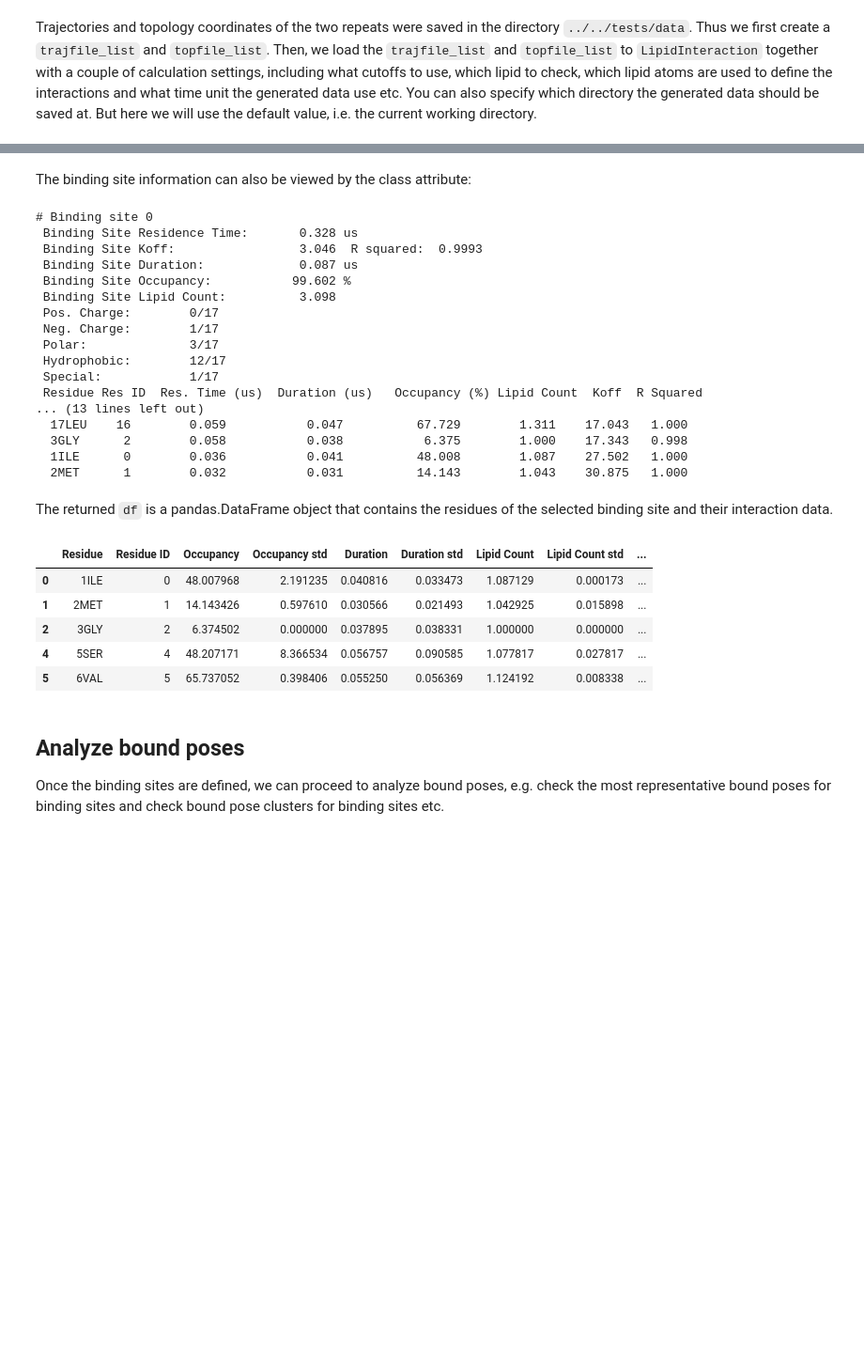
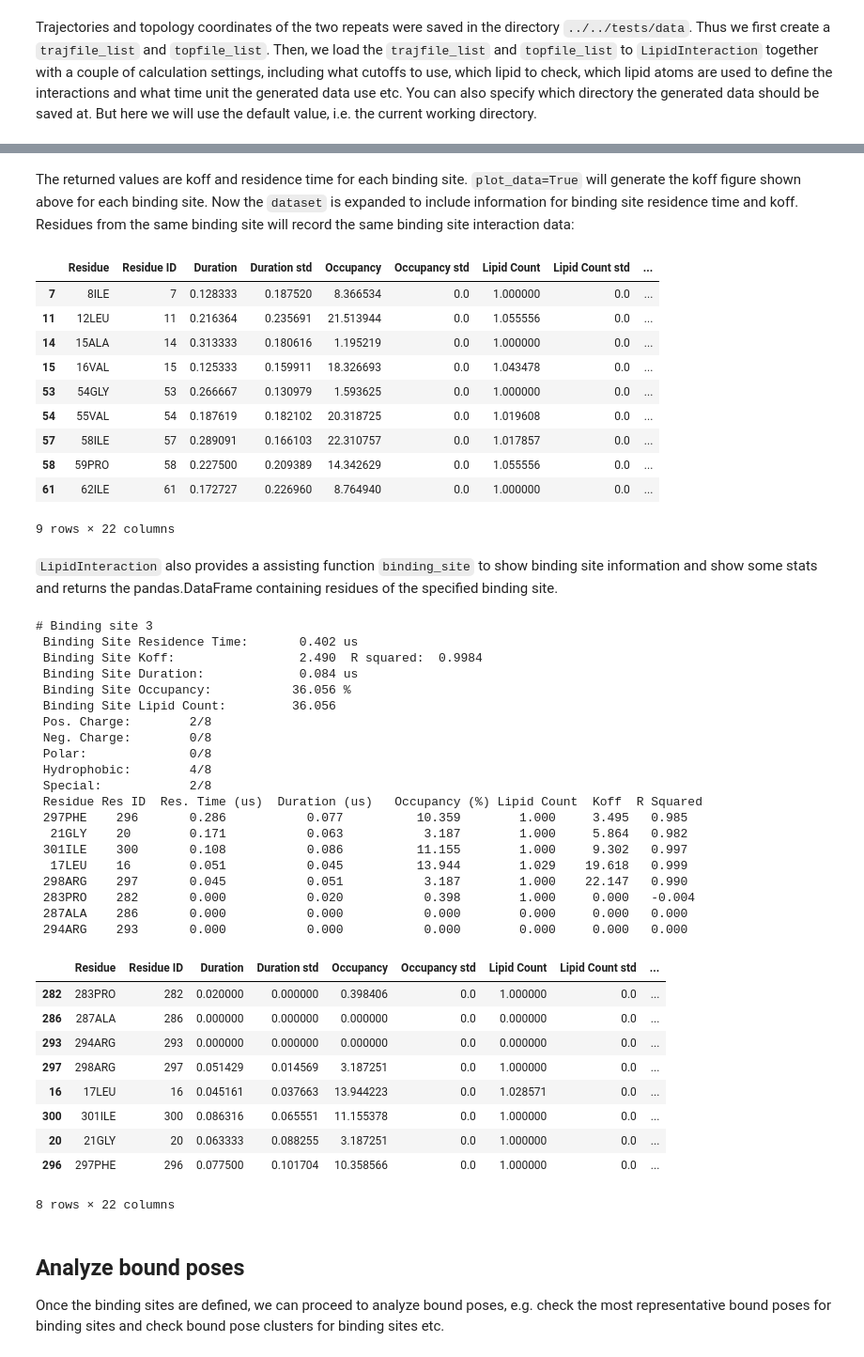
Before and after one commit to wlsong/PyLipID, a Jupyter notebook: docs/tutorials/0-application-walk-through.ipynb, the cells around one changed output, grey strips where cells are left out. Shown: that part at 94% size. Drawn from its saved outputs; the diff is of its cells as text; code cells hidden in the pictures; blank space fills up the shorter version.

```diff
--- a/docs/tutorials/0-application-walk-through.ipynb
+++ b/docs/tutorials/0-application-walk-through.ipynb
@@ -22,7 +27,7 @@ Trajectories and topology coordinates of the two repeats were saved in the direc
 trajfile_list = ["./traj_data/A2a/run1/protein_lipids.xtc", "./traj_data/A2a/run2/protein_lipids.xtc"]
 topfile_list = ["./traj_data/A2a/run1/protein_lipids.gro", "./traj_data/A2a/run2/protein_lipids.gro"]
 lipid = "CHOL"
-cutoffs = [0.45, 0.8] # use of dual-cutoff
+cutoffs = [0.475, 0.8] # use of dual-cutoff
 nprot = 1  # num. of protein copies in the system. if the simulation system has N copies of receptors,
            # "nprot=N" will report interactions averaged from the N copies, but "nprot=1"
            # will ask pylipid to report interaction data for each copy.
@@ -30,5 +35,6 @@ timeunit = 'us' # micro-second
 save_dir = None  # if None, pylipid data will be saved at current working directory.
 
 # initialize
-li = LipidInteraction(trajfile_list, topfile_list, cutoffs=cutoffs, lipid=lipid, nprot=nprot, save_dir=save_dir)
+li = LipidInteraction(trajfile_list, topfile_list=topfile_list, cutoffs=cutoffs, lipid=lipid,
+                      nprot=nprot, save_dir=save_dir)
 # %% [markdown]
@@ -136,36 +237,55 @@ li.compute_site_koff(binding_site_id=2, print_data=True, plot_data=False, sort_r
 # %% [markdown]
-The binding site information can also be viewed by the class attribute:
+The returned values are koff and residence time for each binding site. `plot_data=True` will generate the koff figure shown above for each binding site. Now the `dataset` is expanded to include information for binding site residence time and koff. Residues from the same binding site will record the same binding site interaction data:
 # %%
-df = li.binding_site(binding_site_id=0)
+li.dataset[li.dataset["Binding Site ID"] == 2]
 # %% [output]
+|  | Residue | Residue ID | Duration | Duration std | Occupancy | Occupancy std | Lipid Count | Lipid Count std | ... |
+| 7 | 8ILE | 7 | 0.128333 | 0.187520 | 8.366534 | 0.0 | 1.000000 | 0.0 | ... |
+| 11 | 12LEU | 11 | 0.216364 | 0.235691 | 21.513944 | 0.0 | 1.055556 | 0.0 | ... |
+| 14 | 15ALA | 14 | 0.313333 | 0.180616 | 1.195219 | 0.0 | 1.000000 | 0.0 | ... |
+| 15 | 16VAL | 15 | 0.125333 | 0.159911 | 18.326693 | 0.0 | 1.043478 | 0.0 | ... |
+| 53 | 54GLY | 53 | 0.266667 | 0.130979 | 1.593625 | 0.0 | 1.000000 | 0.0 | ... |
+| 54 | 55VAL | 54 | 0.187619 | 0.182102 | 20.318725 | 0.0 | 1.019608 | 0.0 | ... |
+| 57 | 58ILE | 57 | 0.289091 | 0.166103 | 22.310757 | 0.0 | 1.017857 | 0.0 | ... |
+| 58 | 59PRO | 58 | 0.227500 | 0.209389 | 14.342629 | 0.0 | 1.055556 | 0.0 | ... |
+| 61 | 62ILE | 61 | 0.172727 | 0.226960 | 8.764940 | 0.0 | 1.000000 | 0.0 | ... |
-# Binding site 0
- Binding Site Residence Time:       0.328 us
- Binding Site Koff:                 3.046  R squared:  0.9993
- Binding Site Duration:             0.087 us
- Binding Site Occupancy:           99.602 %
- Binding Site Lipid Count:          3.098
- Pos. Charge:        0/17
- Neg. Charge:        1/17
- Polar:              3/17
- Hydrophobic:        12/17
- Special:            1/17
- Residue Res ID  Res. Time (us)  Duration (us)   Occupancy (%) Lipid Count  Koff  R Squared
-... (13 lines left out)
-  17LEU    16        0.059           0.047          67.729        1.311    17.043   1.000
-  3GLY      2        0.058           0.038           6.375        1.000    17.343   0.998
-  1ILE      0        0.036           0.041          48.008        1.087    27.502   1.000
-  2MET      1        0.032           0.031          14.143        1.043    30.875   1.000
+9 rows × 22 columns
 # %% [markdown]
-The returned `df` is a pandas.DataFrame object that contains the residues of the selected binding site and their interaction data.
+`LipidInteraction` also provides a assisting function `binding_site` to show binding site information and show some stats and returns the pandas.DataFrame containing residues of the specified binding site.
 # %%
-df.head()
+df = li.binding_site(binding_site_id=3) # check the binding site No 3
+df.head(10)
 # %% [output]
+# Binding site 3
+ Binding Site Residence Time:       0.402 us
+ Binding Site Koff:                 2.490  R squared:  0.9984
+ Binding Site Duration:             0.084 us
+ Binding Site Occupancy:           36.056 %
+ Binding Site Lipid Count:         36.056
+ Pos. Charge:        2/8
+ Neg. Charge:        0/8
+ Polar:              0/8
+ Hydrophobic:        4/8
+ Special:            2/8
+ Residue Res ID  Res. Time (us)  Duration (us)   Occupancy (%) Lipid Count  Koff  R Squared
+ 297PHE    296       0.286           0.077          10.359        1.000     3.495   0.985
+  21GLY    20        0.171           0.063           3.187        1.000     5.864   0.982
+ 301ILE    300       0.108           0.086          11.155        1.000     9.302   0.997
+  17LEU    16        0.051           0.045          13.944        1.029    19.618   0.999
+ 298ARG    297       0.045           0.051           3.187        1.000    22.147   0.990
+ 283PRO    282       0.000           0.020           0.398        1.000     0.000   -0.004
+ 287ALA    286       0.000           0.000           0.000        0.000     0.000   0.000
+ 294ARG    293       0.000           0.000           0.000        0.000     0.000   0.000
-|  | Residue | Residue ID | Occupancy | Occupancy std | Duration | Duration std | Lipid Count | Lipid Count std | ... |
-| 0 | 1ILE | 0 | 48.007968 | 2.191235 | 0.040816 | 0.033473 | 1.087129 | 0.000173 | ... |
-| 1 | 2MET | 1 | 14.143426 | 0.597610 | 0.030566 | 0.021493 | 1.042925 | 0.015898 | ... |
-| 2 | 3GLY | 2 | 6.374502 | 0.000000 | 0.037895 | 0.038331 | 1.000000 | 0.000000 | ... |
-| 4 | 5SER | 4 | 48.207171 | 8.366534 | 0.056757 | 0.090585 | 1.077817 | 0.027817 | ... |
-| 5 | 6VAL | 5 | 65.737052 | 0.398406 | 0.055250 | 0.056369 | 1.124192 | 0.008338 | ... |
+|  | Residue | Residue ID | Duration | Duration std | Occupancy | Occupancy std | Lipid Count | Lipid Count std | ... |
+| 282 | 283PRO | 282 | 0.020000 | 0.000000 | 0.398406 | 0.0 | 1.000000 | 0.0 | ... |
+| 286 | 287ALA | 286 | 0.000000 | 0.000000 | 0.000000 | 0.0 | 0.000000 | 0.0 | ... |
+| 293 | 294ARG | 293 | 0.000000 | 0.000000 | 0.000000 | 0.0 | 0.000000 | 0.0 | ... |
+| 297 | 298ARG | 297 | 0.051429 | 0.014569 | 3.187251 | 0.0 | 1.000000 | 0.0 | ... |
+| 16 | 17LEU | 16 | 0.045161 | 0.037663 | 13.944223 | 0.0 | 1.028571 | 0.0 | ... |
+| 300 | 301ILE | 300 | 0.086316 | 0.065551 | 11.155378 | 0.0 | 1.000000 | 0.0 | ... |
+| 20 | 21GLY | 20 | 0.063333 | 0.088255 | 3.187251 | 0.0 | 1.000000 | 0.0 | ... |
+| 296 | 297PHE | 296 | 0.077500 | 0.101704 | 10.358566 | 0.0 | 1.000000 | 0.0 | ... |
+8 rows × 22 columns
 # %% [markdown]
 ## Analyze bound poses
 
```
Also changed, not shown: parts of 50 cells of this notebook, 9 other files.
